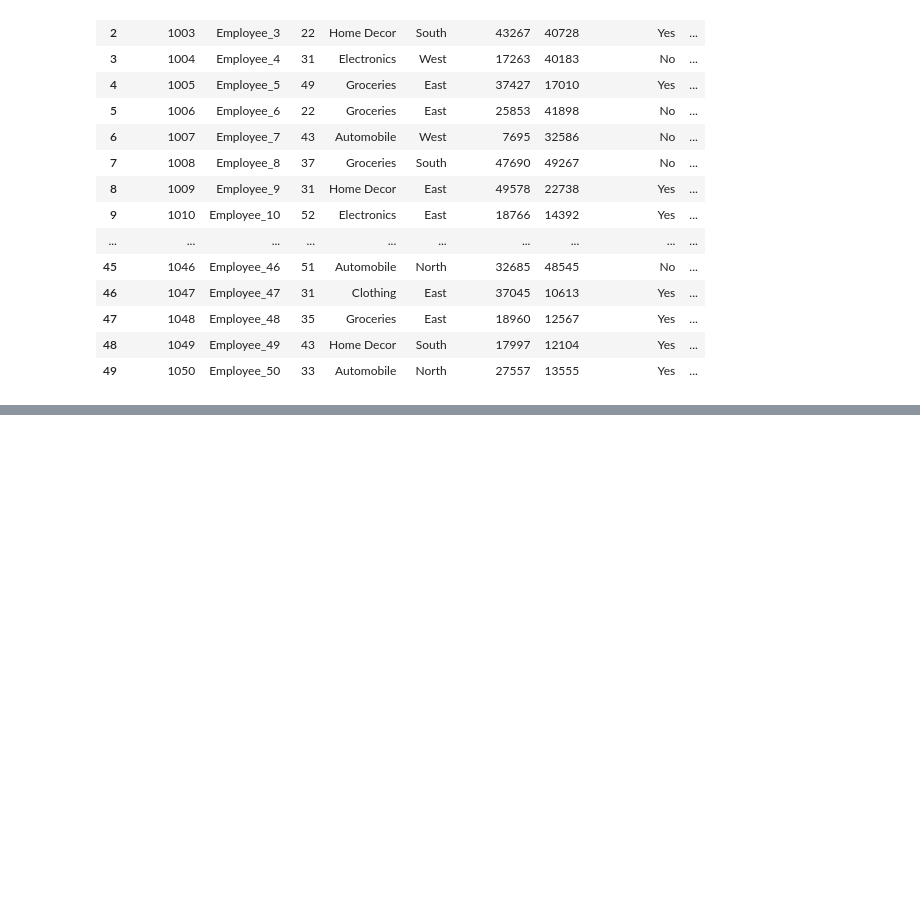
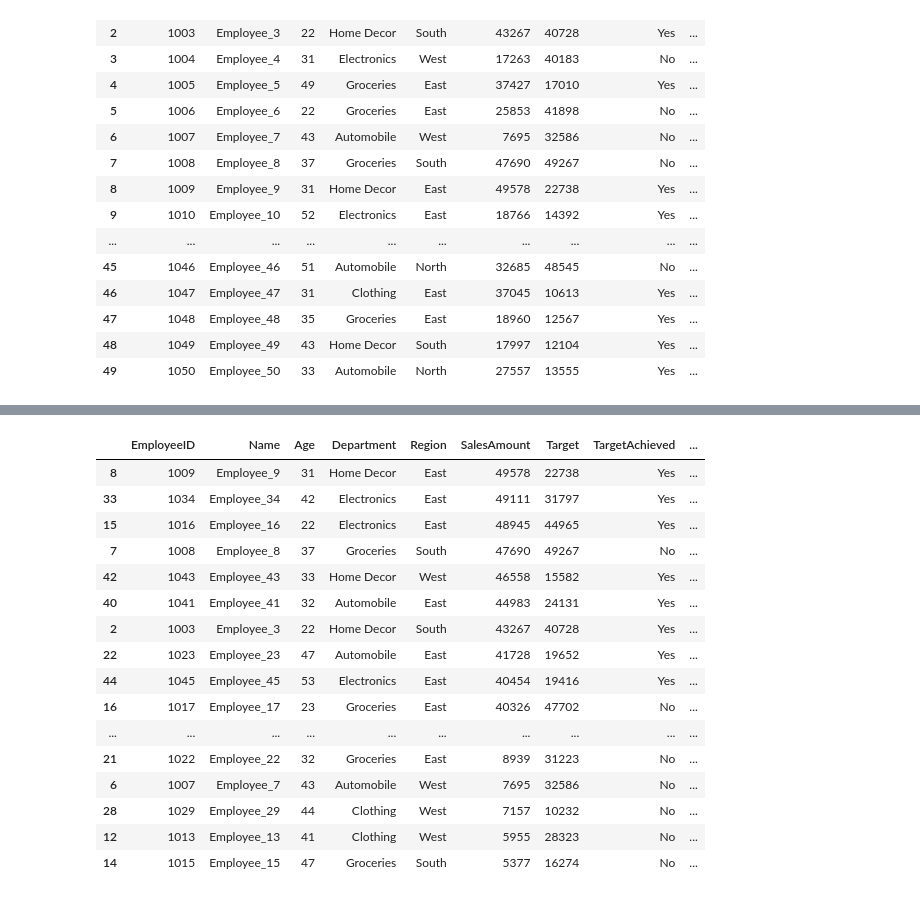
Before and after one commit to vaishnaviPatil1111/Python, a Jupyter notebook: Python_Pandas.ipynb, the cells around one changed output, grey strips where cells are left out. Drawn from its saved outputs; the diff is of its cells as text; code cells hidden in the pictures; blank space fills up the shorter version.

```diff
--- a/Python_Pandas.ipynb
+++ b/Python_Pandas.ipynb
@@ -26,0 +33,4 @@ df
+# %%
+#1.	Load the sales data CSV file into a Pandas DataFrame.
+df = pd.read_csv("/content/drive/MyDrive/Data Sets/sales_data.csv")
+df
@@ -26,0 +123,21 @@ df
+# %%
+#9.	Sort the dataset by SalesAmount in descending order.
+df.sort_values(by='SalesAmount',ascending=False)
+# %% [output]
+|  | EmployeeID | Name | Age | Department | Region | SalesAmount | Target | TargetAchieved | ... |
+| 8 | 1009 | Employee_9 | 31 | Home Decor | East | 49578 | 22738 | Yes | ... |
+| 33 | 1034 | Employee_34 | 42 | Electronics | East | 49111 | 31797 | Yes | ... |
+| 15 | 1016 | Employee_16 | 22 | Electronics | East | 48945 | 44965 | Yes | ... |
+| 7 | 1008 | Employee_8 | 37 | Groceries | South | 47690 | 49267 | No | ... |
+| 42 | 1043 | Employee_43 | 33 | Home Decor | West | 46558 | 15582 | Yes | ... |
+| 40 | 1041 | Employee_41 | 32 | Automobile | East | 44983 | 24131 | Yes | ... |
+| 2 | 1003 | Employee_3 | 22 | Home Decor | South | 43267 | 40728 | Yes | ... |
+| 22 | 1023 | Employee_23 | 47 | Automobile | East | 41728 | 19652 | Yes | ... |
+| 44 | 1045 | Employee_45 | 53 | Electronics | East | 40454 | 19416 | Yes | ... |
+| 16 | 1017 | Employee_17 | 23 | Groceries | East | 40326 | 47702 | No | ... |
+| ... | ... | ... | ... | ... | ... | ... | ... | ... | ... |
+| 21 | 1022 | Employee_22 | 32 | Groceries | East | 8939 | 31223 | No | ... |
+| 6 | 1007 | Employee_7 | 43 | Automobile | West | 7695 | 32586 | No | ... |
+| 28 | 1029 | Employee_29 | 44 | Clothing | West | 7157 | 10232 | No | ... |
+| 12 | 1013 | Employee_13 | 41 | Clothing | West | 5955 | 28323 | No | ... |
+| 14 | 1015 | Employee_15 | 47 | Groceries | South | 5377 | 16274 | No | ... |
```
Also changed, not shown: parts of 12 cells of this notebook.
